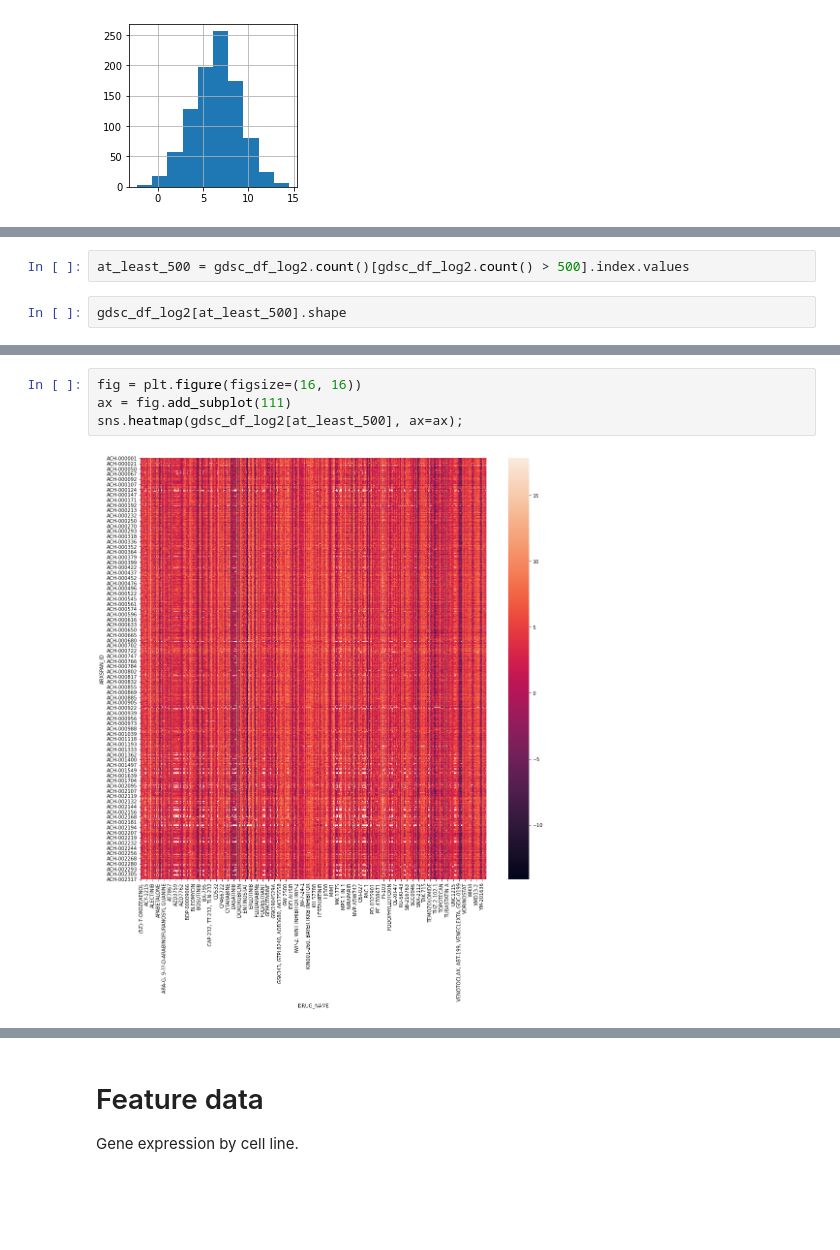
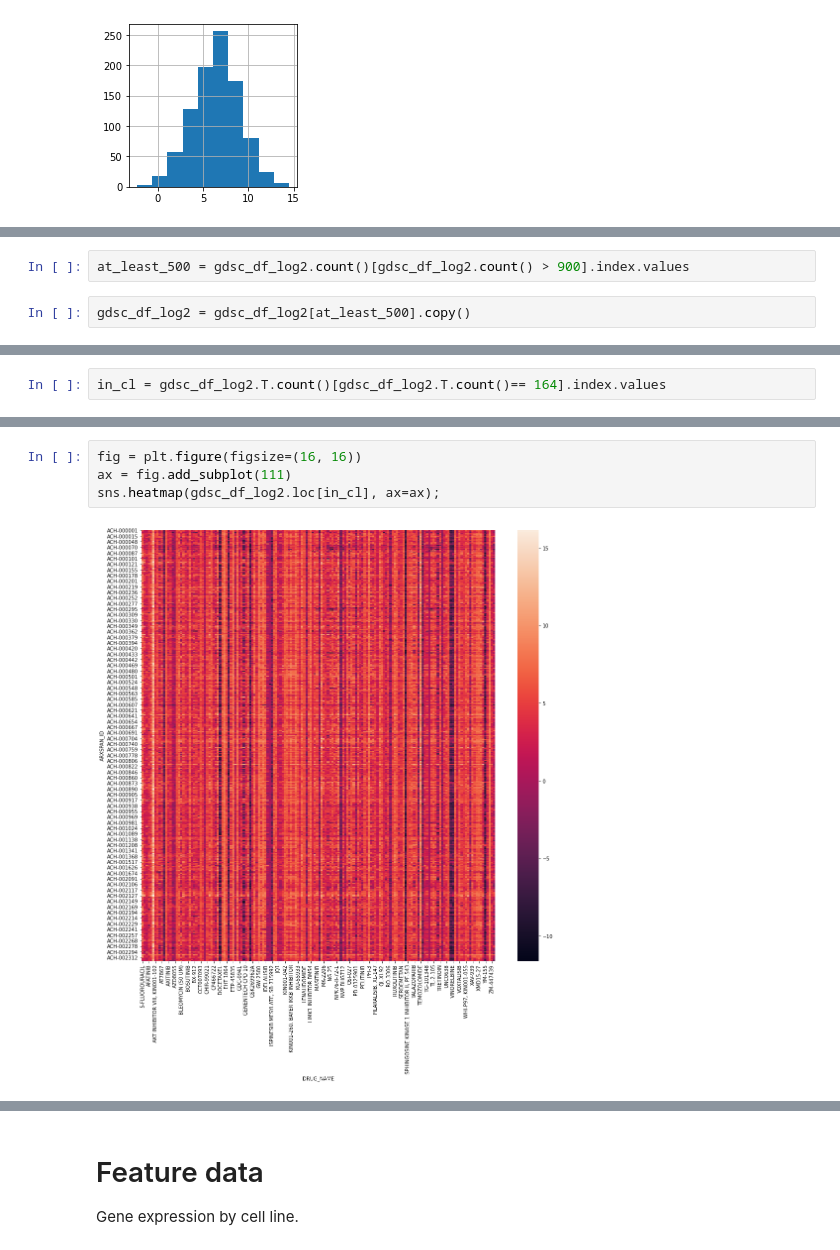
Before and after one commit to dykstrajustin/StartML, a Jupyter notebook: data_prep.ipynb, the cells around one changed output, grey strips where cells are left out. Saved outputs shown, nothing was run; the diff lists cells and outputs as text; blank space fills up the shorter version.

```diff
--- a/data_prep.ipynb
+++ b/data_prep.ipynb
@@ -102,4 +110,4 @@ gdsc_df_log2.count().hist();
 # %%
-at_least_500 = gdsc_df_log2.count()[gdsc_df_log2.count() > 500].index.values
+at_least_500 = gdsc_df_log2.count()[gdsc_df_log2.count() > 900].index.values
 # %%
-gdsc_df_log2[at_least_500].shape
+gdsc_df_log2 = gdsc_df_log2[at_least_500].copy()
@@ -109,0 +130,2 @@ gdsc_df_log2[at_least_500].to_hdf('gdsc_log2_ic50.h5', key='df', mode='w')
+# %%
+in_cl = gdsc_df_log2.T.count()[gdsc_df_log2.T.count()== 164].index.values
@@ -110,6 +156,6 @@ gdsc_df_log2[at_least_500].to_hdf('gdsc_log2_ic50.h5', key='df', mode='w')
 # %%
 fig = plt.figure(figsize=(16, 16))
 ax = fig.add_subplot(111)
-sns.heatmap(gdsc_df_log2[at_least_500], ax=ax);
+sns.heatmap(gdsc_df_log2.loc[in_cl], ax=ax);
 # %% [output]
-[figure, old version]
+[figure, new version]
```
Also changed, not shown: parts of 40 cells of this notebook.
